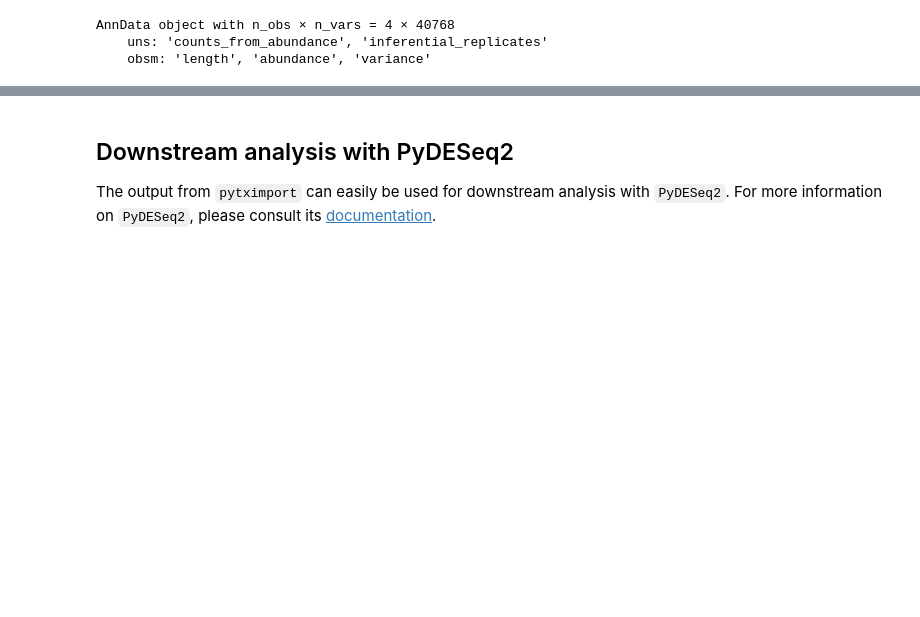
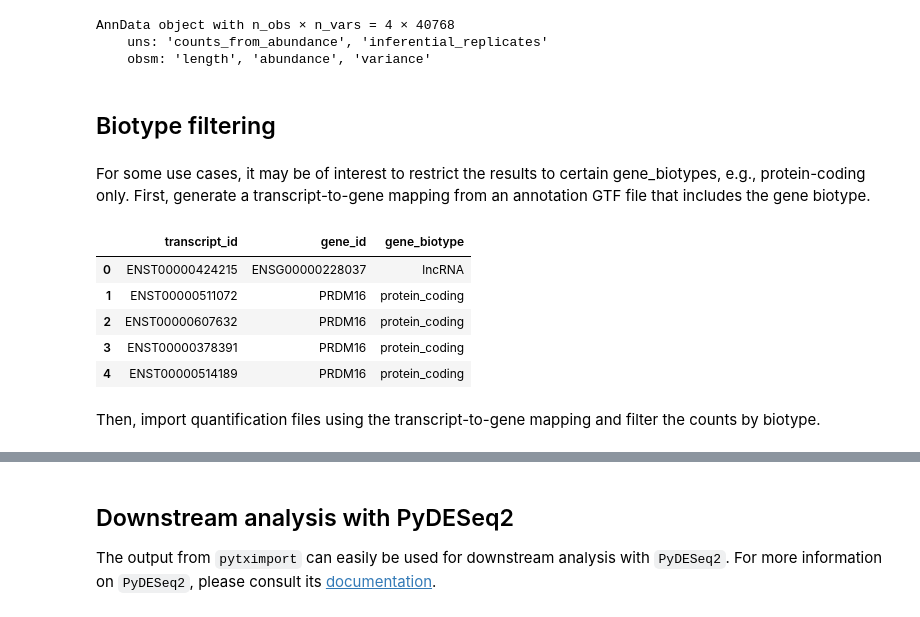
Before and after one commit to complextissue/pytximport, a Jupyter notebook: docs/source/example.ipynb, the cells around one changed output, grey strips where cells are left out. Saved outputs shown, nothing was run; the diff lists cells and outputs as text; code cells hidden in the pictures; blank space fills up the shorter version.

Commit message:
More flexible transcript to gene maps and better biotype filtering

```diff
--- a/docs/source/example.ipynb
+++ b/docs/source/example.ipynb
@@ -264,3 +264,22 @@ WARNING:root:Not all transcripts are present in the mapping. 31380 out of 253181
 AnnData object with n_obs × n_vars = 4 × 40768
     uns: 'counts_from_abundance', 'inferential_replicates'
     obsm: 'length', 'abundance', 'variance'
+# %% [markdown]
+## Biotype filtering
+# %% [markdown]
+For some use cases, it may be of interest to restrict the results to certain gene_biotypes, e.g., protein-coding only. First, generate a transcript-to-gene mapping from an annotation GTF file that includes the gene biotype.
+# %%
+transcript_gene_map_from_gtf_with_biotype = create_transcript_gene_map_from_annotation(
+    "../../test/data/annotation.gtf",
+    target_field=["gene_name", "gene_biotype"],
+)
+transcript_gene_map_from_gtf_with_biotype.head(5)
+# %% [output]
+|  | transcript_id | gene_id | gene_biotype |
+| 0 | ENST00000424215 | ENSG00000228037 | lncRNA |
+| 1 | ENST00000511072 | PRDM16 | protein_coding |
+| 2 | ENST00000607632 | PRDM16 | protein_coding |
+| 3 | ENST00000378391 | PRDM16 | protein_coding |
+| 4 | ENST00000514189 | PRDM16 | protein_coding |
+# %% [markdown]
+Then, import quantification files using the transcript-to-gene mapping and filter the counts by biotype.
```
Also changed, not shown: parts of 3 cells of this notebook, 5 other files.
